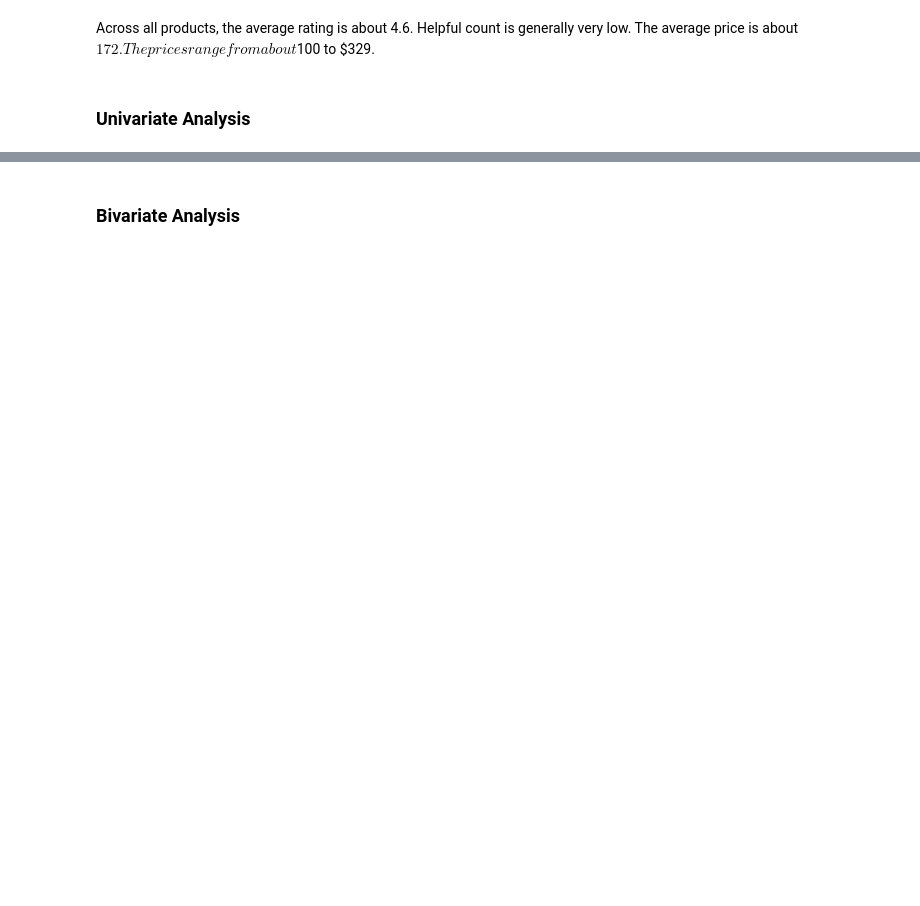
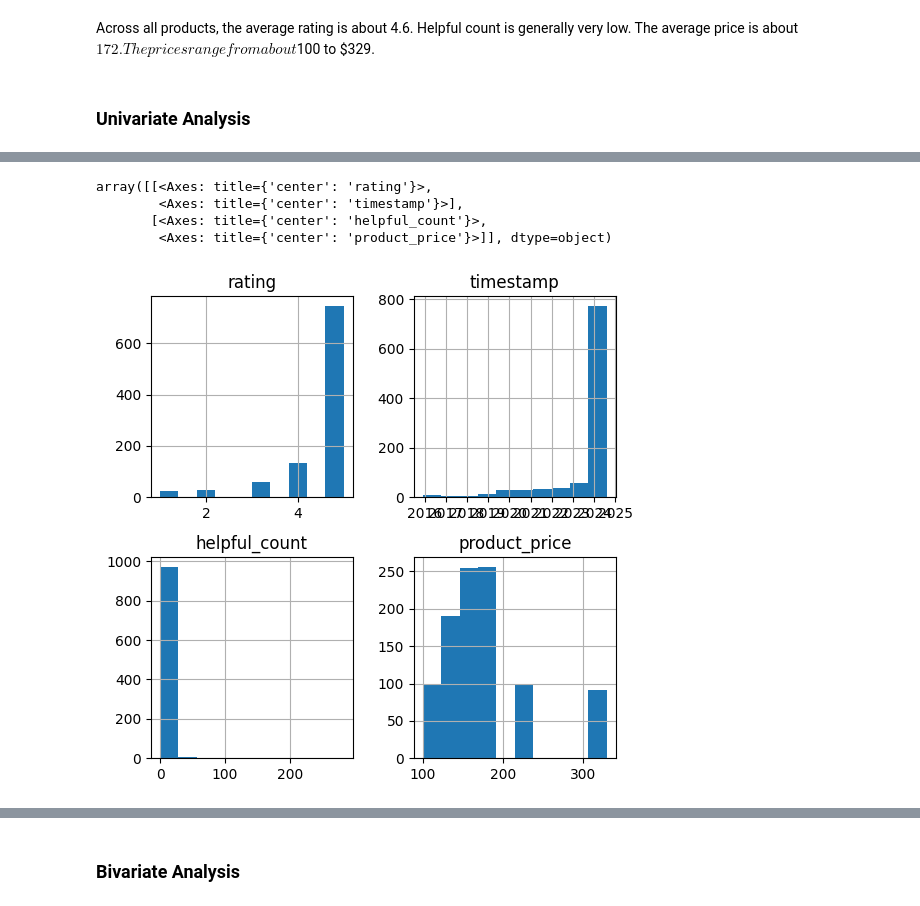
Before and after one commit to chi-nzerem/capstone-beats, a Jupyter notebook: capstone.ipynb, the cells around one changed output, grey strips where cells are left out. Cells and saved outputs as stored; diff of their text form; code cells hidden in the pictures; blank space fills up the shorter version.

```diff
--- a/capstone.ipynb
+++ b/capstone.ipynb
@@ -543,0 +612,8 @@ df1['base_color'].value_counts().plot(kind='bar')
+# %%
+df2.hist(figsize=(6,6))
+# %% [output]
+array([[<Axes: title={'center': 'rating'}>,
+        <Axes: title={'center': 'timestamp'}>],
+       [<Axes: title={'center': 'helpful_count'}>,
+        <Axes: title={'center': 'product_price'}>]], dtype=object)
+[figure, added]
```
Also changed, not shown: parts of 107 cells of this notebook.
